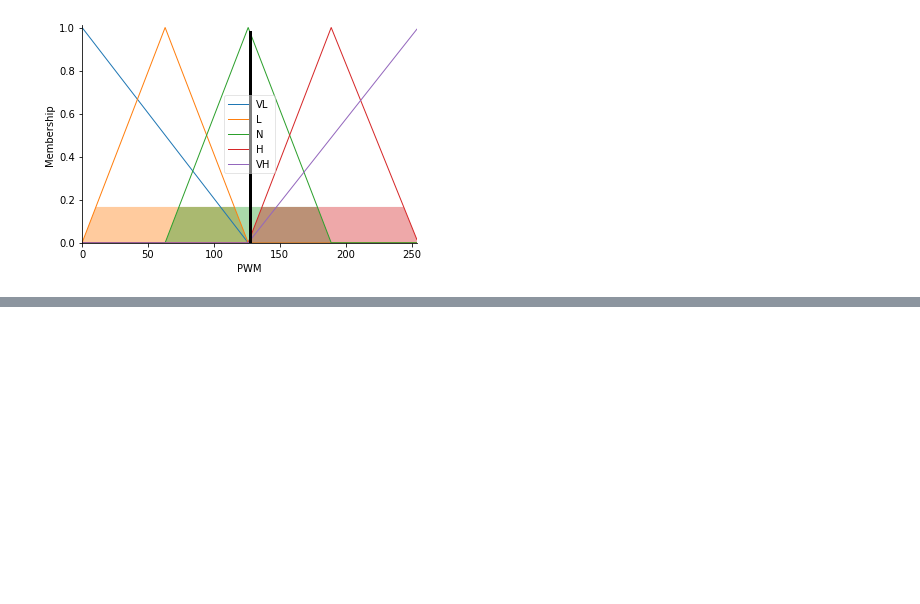
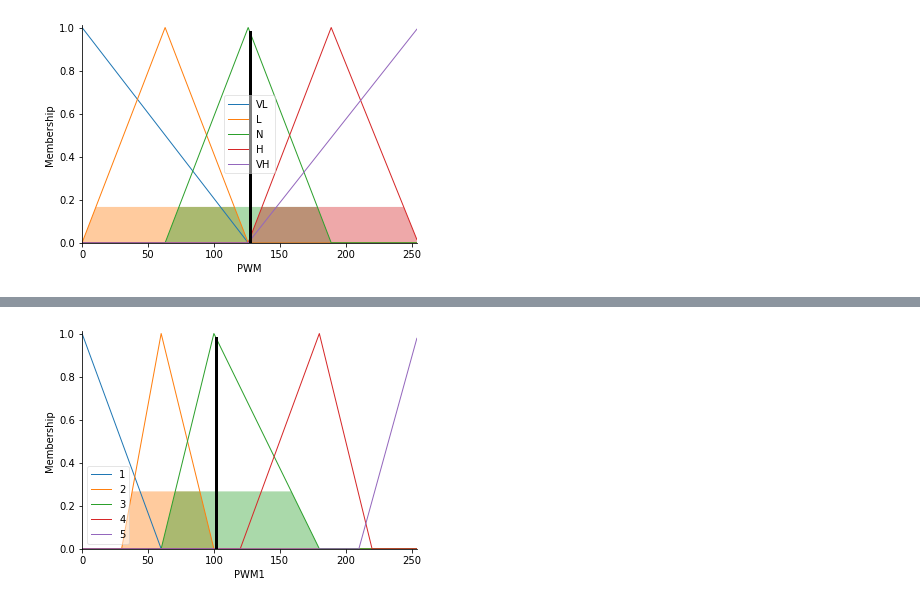
Before and after one commit to nguyenduychinh/AI_24_02_23, a Jupyter notebook: ai_10_3.ipynb, the cells around one changed output, grey strips where cells are left out. Drawn from its saved outputs; the diff is of its cells as text; code cells hidden in the pictures; blank space fills up the shorter version.

```diff
--- a/ai_10_3.ipynb
+++ b/ai_10_3.ipynb
@@ -133,0 +53,88 @@ luat30 = ctrl.Rule(sensor_c['cao'] & sensor_r['ratcao'],RC['VH'])
+# %%
+import numpy as np
+import skfuzzy as fuzz
+from skfuzzy import control as ctrl
+
+l = ctrl.Antecedent(np.arange(0, 150, 1), 'l')
+c = ctrl.Antecedent(np.arange(0, 150, 1), 'c')
+r = ctrl.Antecedent(np.arange(0, 150, 1), 'r')
+lc= ctrl.Antecedent(np.arange(0, 90, 1), 'lc')
+rc= ctrl.Antecedent(np.arange(-90, 0, 1), 'rc')
+pwm1 = ctrl.Consequent(np.arange(0, 255, 1), 'PWM1')
+pwm2 = ctrl.Consequent(np.arange(0, 255, 1), 'PWM2')
+lc= ctrl.Consequent(np.arange(0, 90, 1), 'lc')
+rc= ctrl.Consequent(np.arange(-90, 0, 1), 'rc')
+
+
+l ['low']=fuzz.trimf(l.universe,[0,0,75])
+l ['medium']=fuzz.trimf(l.universe,[0,75,150])
+l ['high']=fuzz.trimf(l.universe,[75,150,150])
+
+
+c ['low']=fuzz.trimf(c.universe,[0,0,75])
+c ['medium']=fuzz.trimf(c.universe,[0,75,150])
+c ['high']=fuzz.trimf(c.universe,[75,150,150])
+
+r ['low']=fuzz.trimf(r.universe,[0,0,75])
+r ['medium']=fuzz.trimf(r.universe,[0,75,150])
+r ['high']=fuzz.trimf(r.universe,[75,150,150])
+
+lc ['low']=fuzz.trimf(lc.universe,[0,0,45])
+lc ['medium']=fuzz.trimf(lc.universe,[0,45,90])
+lc ['high']=fuzz.trimf(lc.universe,[45,90,90])
+
+rc ['low']=fuzz.trimf(rc.universe,[-90,-90,-45])
+rc ['medium']=fuzz.trimf(rc.universe,[-90,-45,0])
+rc ['high']=fuzz.trimf(rc.universe,[-45,0,0])
+
+pwm1['1']=fuzz.trimf(pwm1.universe,[0,0,60])
+pwm1['2']=fuzz.trimf(pwm1.universe,[30,60,100])
+pwm1['3']=fuzz.trimf(pwm1.universe,[60,100,180])
+pwm1['4']=fuzz.trimf(pwm1.universe,[120,180,220])
+pwm1['5']=fuzz.trimf(pwm1.universe,[210,255,255])
+
+pwm2['1']=fuzz.trimf(pwm2.universe,[0,0,60])
+pwm2['2']=fuzz.trimf(pwm2.universe,[30,60,100])
+pwm2['3']=fuzz.trimf(pwm2.universe,[60,100,180])
+pwm2['4']=fuzz.trimf(pwm2.universe,[120,180,220])
+pwm2['5']=fuzz.trimf(pwm2.universe,[210,255,255])
+
+
+rule1=ctrl.Rule(r['low']&c['low']&l['medium'],rc['low'])
+rule2=ctrl.Rule(r['low']&c['low']&l['high'],rc['medium'])
+rule3=ctrl.Rule(r['medium']&c['medium']&l['low'],rc['medium'])
+rule4=ctrl.Rule(r['medium']&c['medium']&l['high'],rc['high'])
+rule5=ctrl.Rule(r['high']&c['high']&l['low'],rc['low'])
+rule6=ctrl.Rule(r['high']&c['high']&l['medium'],rc['high'])
+
+rule7=ctrl.Rule(r['low']&c['low']&l['medium'],lc['low'])
+rule8=ctrl.Rule(r['low']&c['low']&l['high'],lc['medium'])
+rule9=ctrl.Rule(r['medium']&c['medium']&l['low'],lc['medium'])
+rule11=ctrl.Rule(r['medium']&c['medium']&l['high'],lc['high'])
+rule12=ctrl.Rule(r['high']&c['high']&l['low'],lc['low'])
+rule13=ctrl.Rule(r['high']&c['high']&l['medium'],lc['high'])
+
+rule14=ctrl.Rule(l['low']&c['low']&r['low'],[pwm1['5'],pwm2['5']])
+rule15=ctrl.Rule(l['medium']&c['medium']&r['medium'],[pwm1['3'],pwm2['3']])
+rule16=ctrl.Rule(l['high']&c['high']&r['high'],[pwm1['1'],pwm2['1']])
+rule17=ctrl.Rule(lc['low'],[pwm1['4'],pwm2['5']])
+rule18=ctrl.Rule(lc['medium'],[pwm1['2'],pwm2['4']])
+rule19=ctrl.Rule(lc['high'],[pwm1['1'],pwm2['3']])
+rule20=ctrl.Rule(rc['low'],[pwm1['4'],pwm2['5']])
+rule21=ctrl.Rule(rc['medium'],[pwm1['2'],pwm2['4']])
+rule22=ctrl.Rule(rc['high'],[pwm1['1'],pwm2['3']])
+
+
+tipping_ctrl=ctrl.ControlSystem([rule1,rule2,rule3,rule4,rule5,rule6,rule7,rule8,rule9,rule11,rule12,rule13,rule14,rule15,rule16,rule17,rule18,rule19,rule20,rule21,rule22])
+tipping=ctrl.ControlSystemSimulation(tipping_ctrl)
+
+tipping.input['r']=80
+tipping.input['l']=50
+tipping.input['c']=20
+tipping.compute()
+print(tipping.output['PWM1'])
+print(tipping.output['PWM2'])
+
+pwm1.view(sim=tipping)
+pwm2.view(sim=tipping)
+# %% [output]
@@ -133,0 +143 @@ luat30 = ctrl.Rule(sensor_c['cao'] & sensor_r['ratcao'],RC['VH'])
+[figure, added]
```
Also changed, not shown: parts of 3 cells of this notebook.
